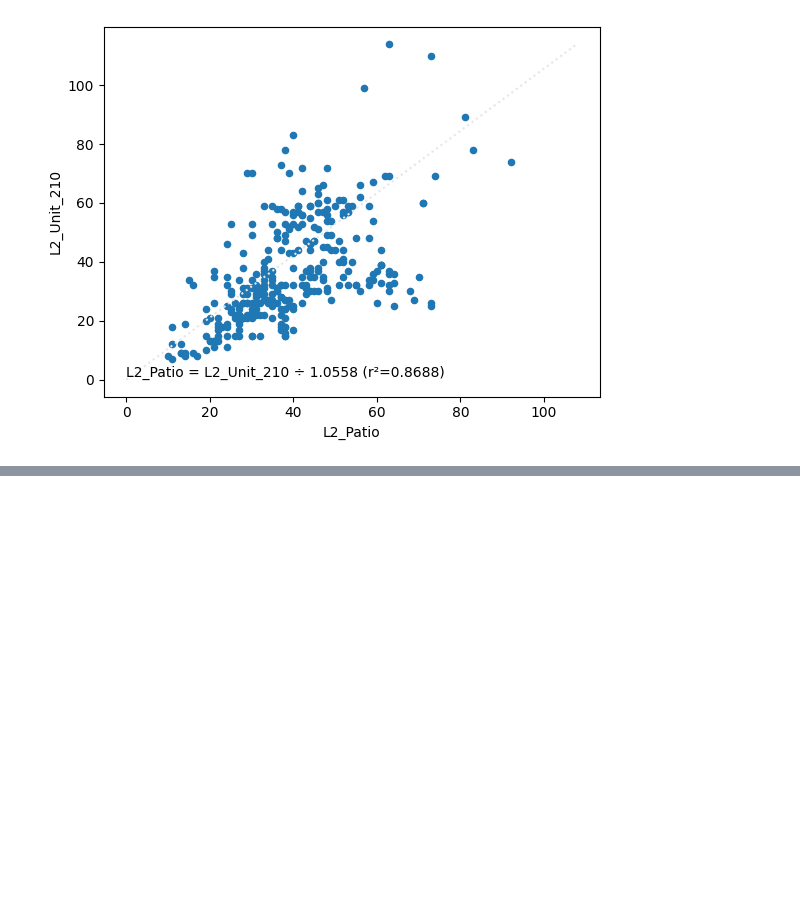
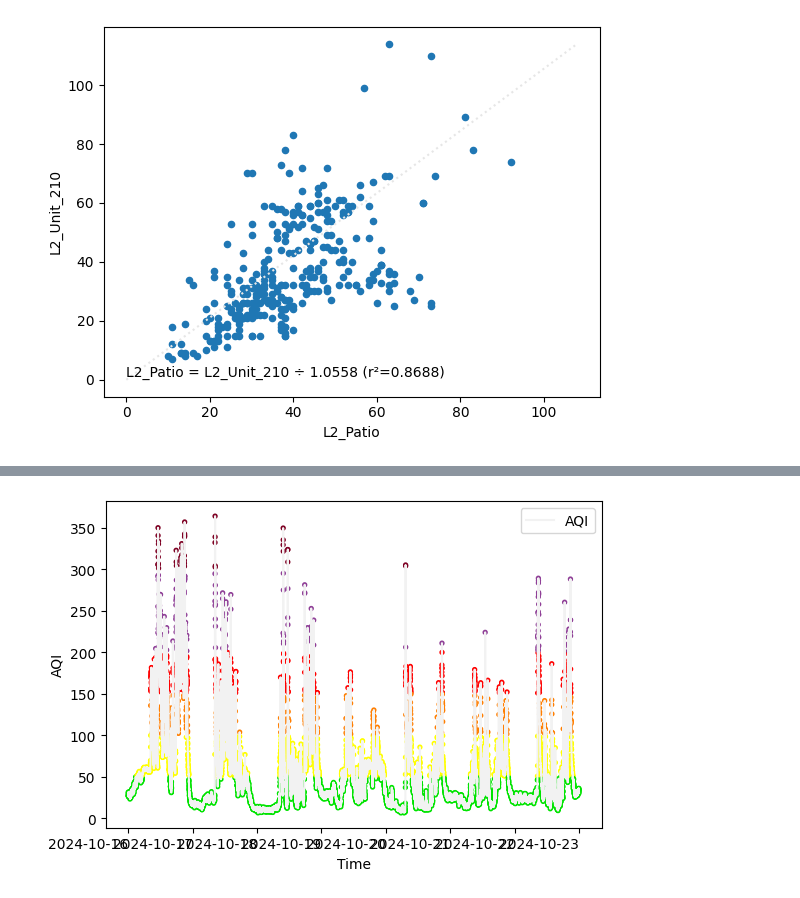
Before and after one commit to jackgene/trellis-aq, a Jupyter notebook: Air Quality Analysis.ipynb, the cells around one changed output, grey strips where cells are left out. Cells and saved outputs as stored; diff of their text form; code cells hidden in the pictures; blank space fills up the shorter version.

```diff
--- a/Air Quality Analysis.ipynb
+++ b/Air Quality Analysis.ipynb
@@ -181,0 +182,13 @@ display_data(
+# %%
+display_data(
+    df.loc[
+        (df["Time"] >= datetime.datetime.fromisoformat("2024-10-16T00:00:00+08.00")) &
+        (df["Time"] < datetime.datetime.fromisoformat("2024-10-23T00:00:00+08.00")) &
+        (df["Device"] == "00") &
+        (df["Location"] == "Hallway"),
+        ["Time", "AQI"]
+    ].set_index("Time").sort_index(),
+    notes=[],
+)
+# %% [output]
+[figure, added]
```
Also changed, not shown: parts of 5 cells of this notebook, 1 other file.
